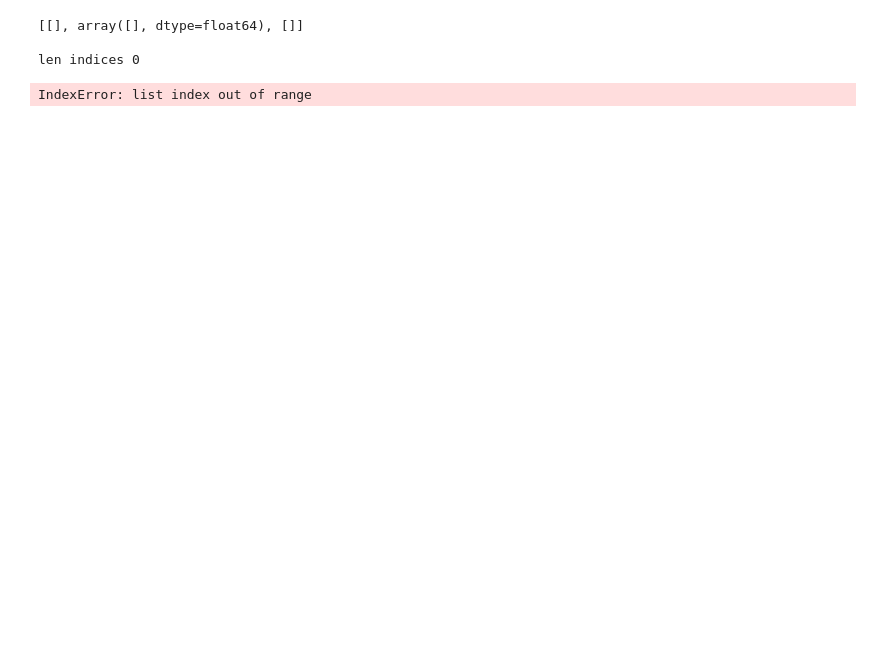
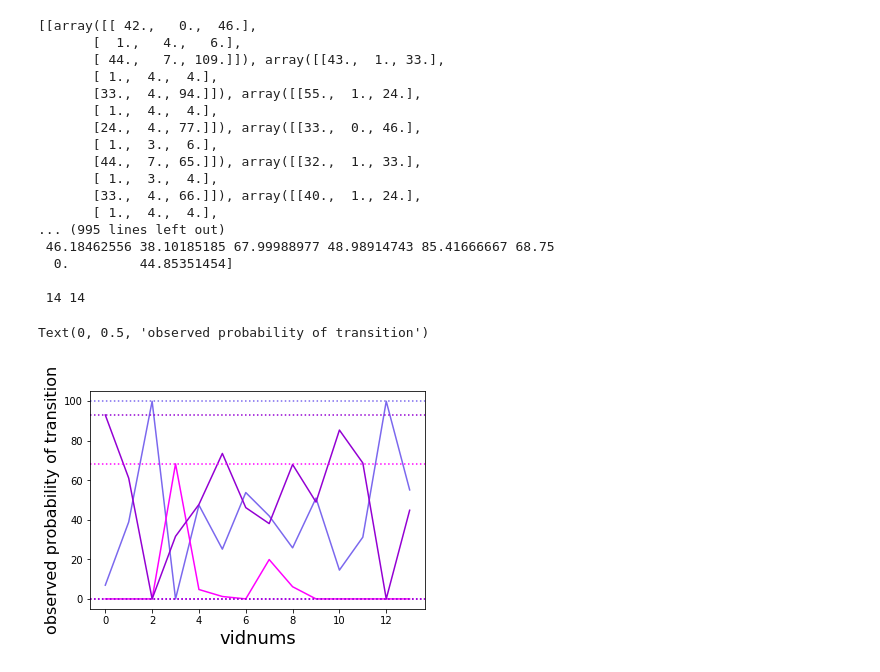
Before and after one commit to TchakamauRa/Soft-Matter, a Jupyter notebook: Matrix multiplication-washed_half_goodregime.ipynb, the cells around one changed output. Drawn from its saved outputs; the diff is of its cells as text; code cells hidden in the pictures; blank space fills up the shorter version.

```diff
--- a/Matrix multiplication-washed_half_goodregime.ipynb
+++ b/Matrix multiplication-washed_half_goodregime.ipynb
@@ -130,8 +130,8 @@ def row_norm(array):
 cols = [ 'mediumslateblue','fuchsia','darkviolet' ] #p, g, b
 # %%
 #broad observations array
-trans_runs= parser_arr_old(glob('./output wash*halftrimmeddebugg.txt')[0])
-
+trans_runs= parser_arr_old(glob('./output washedhalftrimmed*g.txt')[0])
+print(trans_runs)
 
 index = list(range(len(trans_runs[0])))
 
@@ -191,36 +191,51 @@ stored_y_values = [z for z in stored_y_values if len(z[0]) == len(stored_y_value
 print('\nstored_y_values',stored_y_values,'\n', len(stored_y_values), len(stored_y_values[0]), len(stored_y_values[0][1]),stored_y_values[0][1])
 y_values_selected = np.array(np.sum(stored_y_values, axis=0))
 y_values_selected = col_norm(y_values_selected)
 print('\nsummed y values\n', y_values_selected, '\n', len(y_values_selected), len(y_values_selected[0]))
 y1,y2,y3 = y_values_selected
 print('\nvidnums',vidnums,y1,y2,y3)
 vidnums = list(range(len(y1)))
 fig,ax = plt.subplots()
 print('\n',len(vidnums), len(y1))
 plt.plot(vidnums, y1, c = cols[0], ls = '-')
 plt.plot(vidnums, y2, c = cols[1], ls = '-')
 plt.plot(vidnums, y3, c = cols[2], ls = '-')
 
 plt.axhline(y=min(y1), c = cols[0], ls = ':')
 plt.axhline(y=min(y2), c = cols[1], ls = ':')
 plt.axhline(y=min(y3), c = cols[2], ls = ':')
 plt.axhline(y=max(y1), c = cols[0], ls = ':')
 plt.axhline(y=max(y2), c = cols[1], ls = ':')
 plt.axhline(y=max(y3), c = cols[2], ls = ':')
 plt.xlabel('vidnums', fontsize=18)
 plt.ylabel('observed probability of transition', fontsize=16)
 
 
 #Print probabilities by v threshold
 
 
 
 # Printprobabilities by video
 # %% [output]
-[[], array([], dtype=float64), []]
+[[array([[ 42.,   0.,  46.],
+       [  1.,   4.,   6.],
+       [ 44.,   7., 109.]]), array([[43.,  1., 33.],
+       [ 1.,  4.,  4.],
+       [33.,  4., 94.]]), array([[55.,  1., 24.],
+       [ 1.,  4.,  4.],
+       [24.,  4., 77.]]), array([[33.,  0., 46.],
+       [ 1.,  3.,  6.],
+       [44.,  7., 65.]]), array([[32.,  1., 33.],
+       [ 1.,  3.,  4.],
+       [33.,  4., 66.]]), array([[40.,  1., 24.],
+       [ 1.,  4.,  4.],
+... (995 lines left out)
+ 46.18462556 38.10185185 67.99988977 48.98914743 85.41666667 68.75
+  0.         44.85351454]
 
-len indices 0
+ 14 14
-IndexError: list index out of range
+Text(0, 0.5, 'observed probability of transition')
+[figure, added]
 # %%
 index = list(range(len(trans_runs[0])))
 
```
Also changed, not shown: parts of 13 cells of this notebook, 6 other files.
